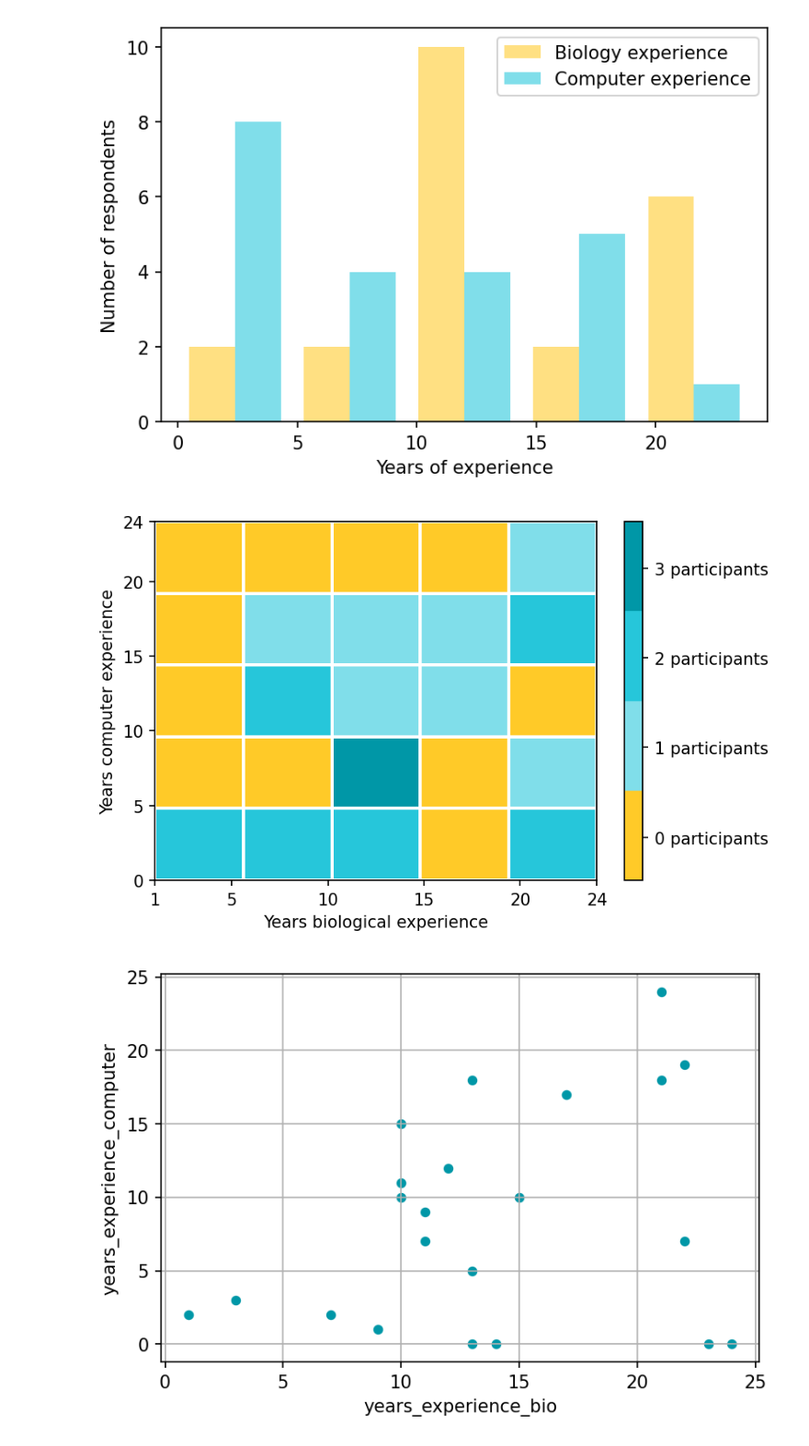
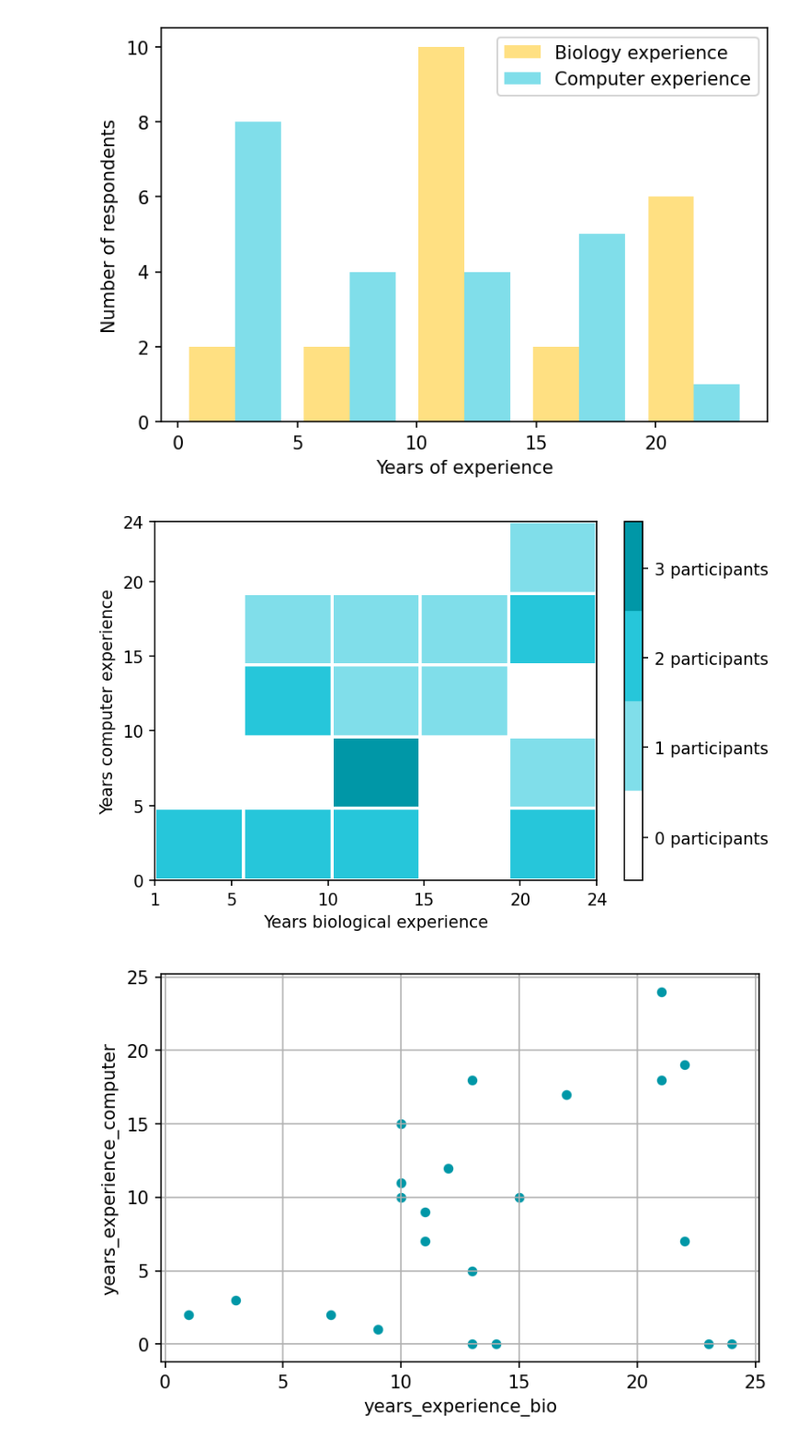
Before and after one commit to yochannah/subjective-data-models-analysis, a Jupyter notebook: import_data.ipynb, the cells around one changed output. Shown at 92% size. Cells and saved outputs as stored; diff of their text form; code cells hidden in the pictures.

```diff
--- a/import_data.ipynb
+++ b/import_data.ipynb
@@ -136,39 +136,39 @@ plt.savefig('figures/bio_computer_xp_years_bar.png',dpi=300)
 #Heatmap might be more useful than the above diagram
 #This is the Figure 1 shown in the paper
 
-color_scale = ['#FFCA28', '#80DEEA','#26C6DA', '#0097A7']
+color_scale = ['#FFFFFF', '#80DEEA','#26C6DA', '#0097A7']
 #color_scale = ['#FFA000','#FFCA28','#FFE082','#0097A7','#26C6DA','#80DEEA']
 my_colors_4 = colors.ListedColormap(color_scale)
 
 fig = plt.hist2d(expanded_backgrounds["years_experience_bio"],
                  expanded_backgrounds["years_experience_computer"],
                  bins=5,
                  range=None, density=False,
                  cmap=my_colors_4,
                  color='w')
 
 my_ticks = [0,1,2,3]
 norm = colors.BoundaryNorm(my_ticks, 4)
 
 def tick_to_show(x, pos):
     if(pos in my_ticks):
         return str(pos) + " participants"
 
 fmt = ticker.FuncFormatter(tick_to_show)
 
 colorbar = plt.colorbar(None, ticks=[-0.4,0.85,2.1,3.35], format=fmt, norm=norm)
 
 plt.clim(-1,4)
 
 plt.xlabel('Years biological experience')
 plt.ylabel('Years computer experience')
 
 plt.xticks([1, 5, 10, 15, 20, 24])
 plt.yticks([0, 5, 10, 15, 20, 24])
 
 plt.savefig('figures/figure1.png',dpi=300)
 # %% [output]
-[figure, old version]
+[figure, new version]
 # %%
 #bio xp (years) vs computer xp (years)
 scatterplt = expanded_backgrounds.drop(["Respondent ID"], axis=1)
```
Also changed, not shown: parts of 1 cell of this notebook, 2 other files.
